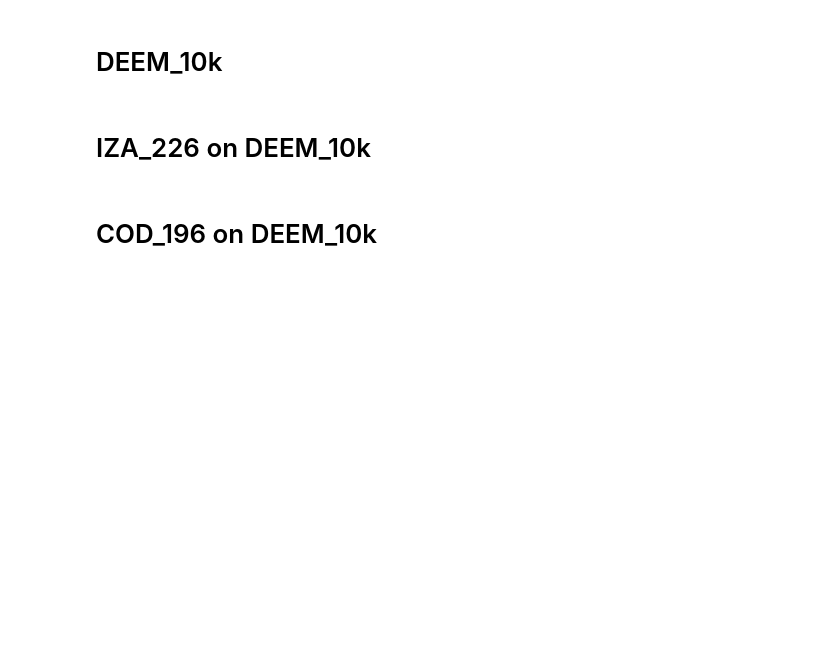
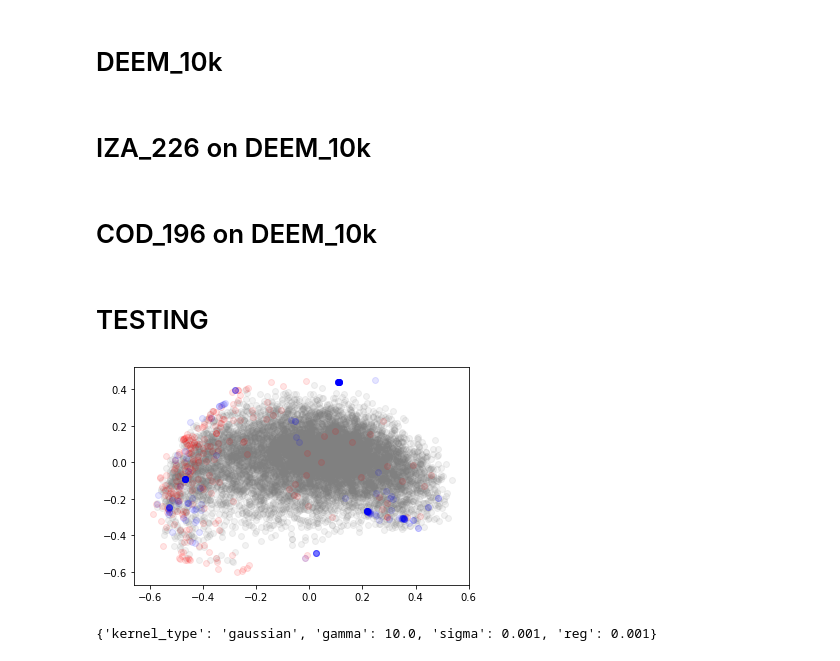
Before and after one commit to bhelfrecht/zeolites_iza-deem, a Jupyter notebook: Scripts/decomposition.ipynb, the cells around one changed output. Saved outputs shown, nothing was run; the diff lists cells and outputs as text; code cells hidden in the pictures; blank space fills up the shorter version.

Commit message:
Update decomposition and regression notebooks

```diff
--- a/Scripts/decomposition.ipynb
+++ b/Scripts/decomposition.ipynb
@@ -248,0 +317,28 @@ for cutoff in cutoffs:
+# %% [markdown]
+# TESTING
+# %%
+deem_kpca = load_structures_from_hdf5('../Processed_Data/DEEM_10k/Data/3.5/kpca_structures.hdf5',
+                                      datasets=None, concatenate=True)
+iza_kpca = load_structures_from_hdf5('../Processed_Data/IZA_226onDEEM_10k/Data/3.5/kpca_structures.hdf5',
+                                     datasets=None, concatenate=True)
+cod_kpca = load_structures_from_hdf5('../Processed_Data/COD_196onDEEM_10k/Data/3.5/kpca_structures.hdf5',
+                                     datasets=None, concatenate=True)
+# %%
+import matplotlib.pyplot as plt
+
+plt.scatter(deem_kpca[:, 0], deem_kpca[:, 1], c='gray', alpha=0.1)
+plt.scatter(iza_kpca[:, 0], iza_kpca[:, 1], c='red', alpha=0.1)
+plt.scatter(cod_kpca[:, 0], cod_kpca[:, 1], c='blue', alpha=0.1)
+
+plt.show()
+# %% [output]
+[figure, added]
+# %%
+from sklearn.decomposition import KernelPCA
+
+with open('../Processed_Data/DEEM_10k/Models/3.5/energies_mae_parameters.json', 'r') as f:
+    kernel_params = json.load(f)
+
+print(kernel_params)
+# %% [output]
+{'kernel_type': 'gaussian', 'gamma': 10.0, 'sigma': 0.001, 'reg': 0.001}
```
Also changed, not shown: parts of 7 cells of this notebook, 1 other file.
